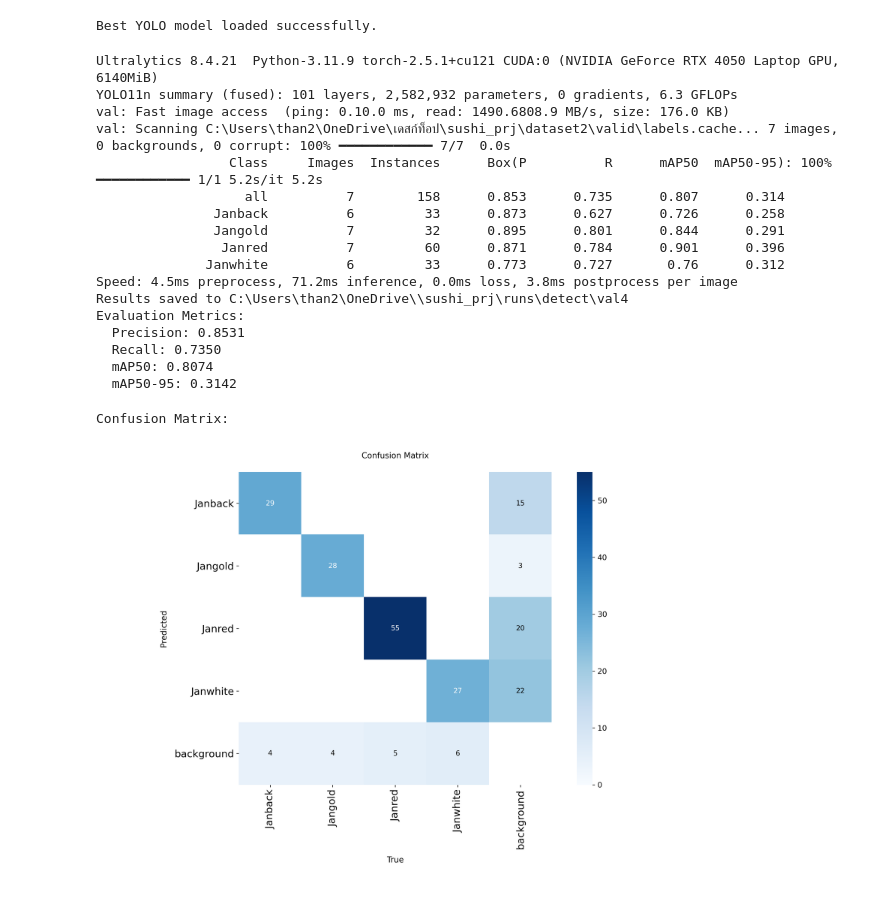
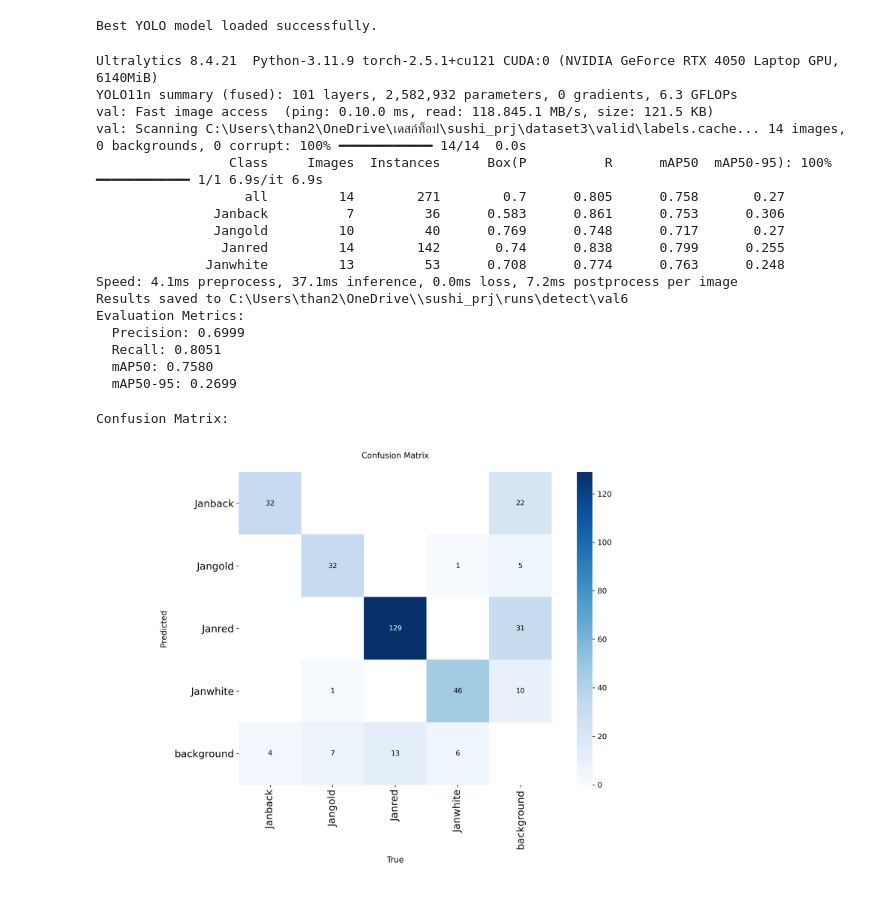
Before and after one commit to thanteeeee/TrainYolo11n_sushi_MLprj, a Jupyter notebook: ml_sushiproject.ipynb, the cells around one changed output. Drawn from its saved outputs; the diff is of its cells as text; code cells hidden in the pictures.

```diff
--- a/ml_sushiproject.ipynb
+++ b/ml_sushiproject.ipynb
@@ -74,8 +78,12 @@ print("Best YOLO model loaded successfully.")
 # %% [output]
 Best YOLO model loaded successfully.
 # %%
+model = YOLO("runs/detect/train9/weights/best.pt")
+
 # Evaluate the model on the validation set
-metrics = model.val()
+metrics = model.val(
+    data="C:/Users/than2/OneDrive/เดสก์ท็อป/sushi_prj/dataset3/data.yaml"
+)
 
 # Print evaluation metrics
 print("Evaluation Metrics:")
@@ -86,30 +94,30 @@ print(f"  mAP50-95: {metrics.results_dict['metrics/mAP50-95(B)']:.4f}")
 # %% [output]
 Ultralytics 8.4.21  Python-3.11.9 torch-2.5.1+cu121 CUDA:0 (NVIDIA GeForce RTX 4050 Laptop GPU, 6140MiB)
 YOLO11n summary (fused): 101 layers, 2,582,932 parameters, 0 gradients, 6.3 GFLOPs
-val: Fast image access  (ping: 0.10.0 ms, read: 1490.6808.9 MB/s, size: 176.0 KB)
-val: Scanning C:\Users\than2\OneDrive\เดสก์ท็อป\sushi_prj\dataset2\valid\labels.cache... 7 images, 0 backgrounds, 0 corrupt: 100% ━━━━━━━━━━━━ 7/7  0.0s
-                 Class     Images  Instances      Box(P          R      mAP50  mAP50-95): 100% ━━━━━━━━━━━━ 1/1 5.2s/it 5.2s
-                   all          7        158      0.853      0.735      0.807      0.314
-               Janback          6         33      0.873      0.627      0.726      0.258
-               Jangold          7         32      0.895      0.801      0.844      0.291
-                Janred          7         60      0.871      0.784      0.901      0.396
-              Janwhite          6         33      0.773      0.727       0.76      0.312
-Speed: 4.5ms preprocess, 71.2ms inference, 0.0ms loss, 3.8ms postprocess per image
-Results saved to C:\Users\than2\OneDrive\\sushi_prj\runs\detect\val4
+val: Fast image access  (ping: 0.10.0 ms, read: 118.845.1 MB/s, size: 121.5 KB)
+val: Scanning C:\Users\than2\OneDrive\เดสก์ท็อป\sushi_prj\dataset3\valid\labels.cache... 14 images, 0 backgrounds, 0 corrupt: 100% ━━━━━━━━━━━━ 14/14  0.0s
+                 Class     Images  Instances      Box(P          R      mAP50  mAP50-95): 100% ━━━━━━━━━━━━ 1/1 6.9s/it 6.9s
+                   all         14        271        0.7      0.805      0.758       0.27
+               Janback          7         36      0.583      0.861      0.753      0.306
+               Jangold         10         40      0.769      0.748      0.717       0.27
+                Janred         14        142       0.74      0.838      0.799      0.255
+              Janwhite         13         53      0.708      0.774      0.763      0.248
+Speed: 4.1ms preprocess, 37.1ms inference, 0.0ms loss, 7.2ms postprocess per image
+Results saved to C:\Users\than2\OneDrive\\sushi_prj\runs\detect\val6
 Evaluation Metrics:
-  Precision: 0.8531
-  Recall: 0.7350
-  mAP50: 0.8074
-  mAP50-95: 0.3142
+  Precision: 0.6999
+  Recall: 0.8051
+  mAP50: 0.7580
+  mAP50-95: 0.2699
 # %%
 from IPython.display import Image as IPyImage
 
 # Display Confusion Matrix
 print("Confusion Matrix:")
-display(IPyImage(filename='runs/detect/train8/confusion_matrix.png', width=600))
+display(IPyImage(filename='runs/detect/train9/confusion_matrix.png', width=600))
 # %% [output]
 Confusion Matrix:
-[figure, old version]
+[figure, new version]
 # %%
 from IPython.display import Image as IPyImage
 
```
Also changed, not shown: parts of 3 cells of this notebook, 44 other files.
